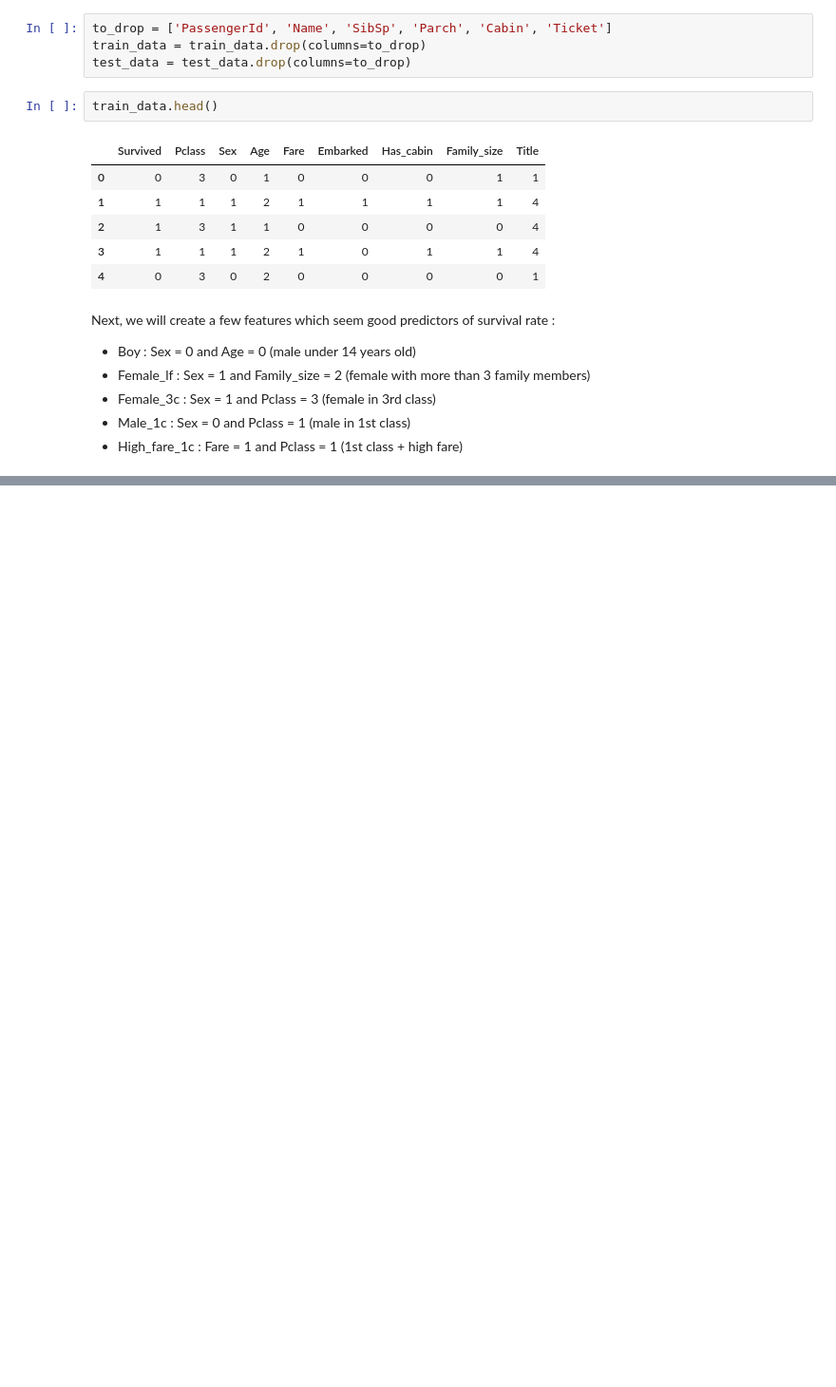
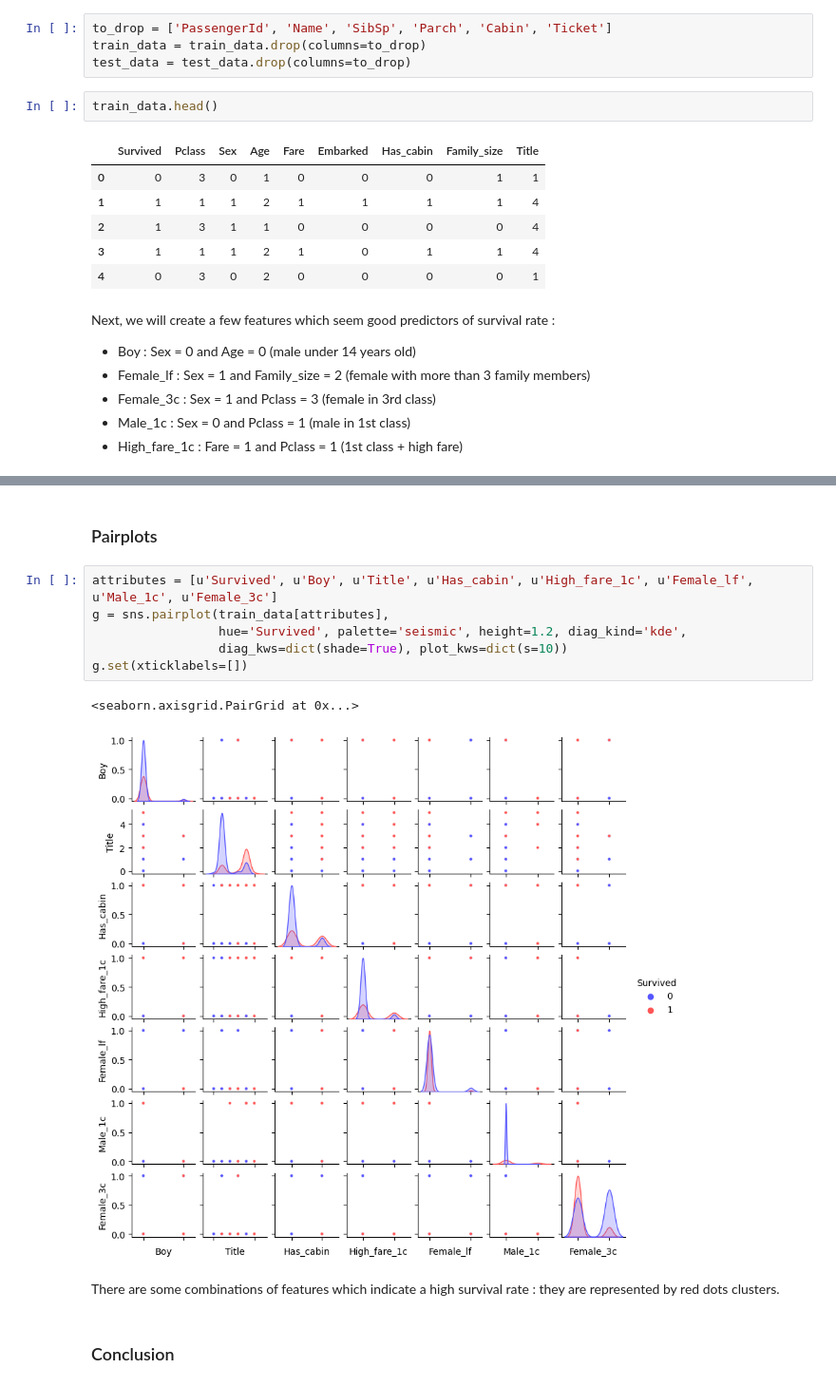
Before and after one commit to FrankLloyd83/kaggle_titanic, a Jupyter notebook: titanic.ipynb, the cells around one changed output, grey strips where cells are left out. Shown at 95% size. Cells and saved outputs as stored; diff of their text form; blank space fills up the shorter version.

```diff
--- a/titanic.ipynb
+++ b/titanic.ipynb
@@ -764,0 +812,15 @@ train_data.head()
+# %% [markdown]
+### Pairplots
+# %%
+attributes = [u'Survived', u'Boy', u'Title', u'Has_cabin', u'High_fare_1c', u'Female_lf', u'Male_1c', u'Female_3c']
+g = sns.pairplot(train_data[attributes],
+                 hue='Survived', palette='seismic', height=1.2, diag_kind='kde',
+                 diag_kws=dict(shade=True), plot_kws=dict(s=10))
+g.set(xticklabels=[])
+# %% [output]
+<seaborn.axisgrid.PairGrid at 0x...>
+[figure, added]
+# %% [markdown]
+There are some combinations of features which indicate a high survival rate : they are represented by red dots clusters.
+# %% [markdown]
+### Conclusion
```
Also changed, not shown: parts of 15 cells of this notebook.
